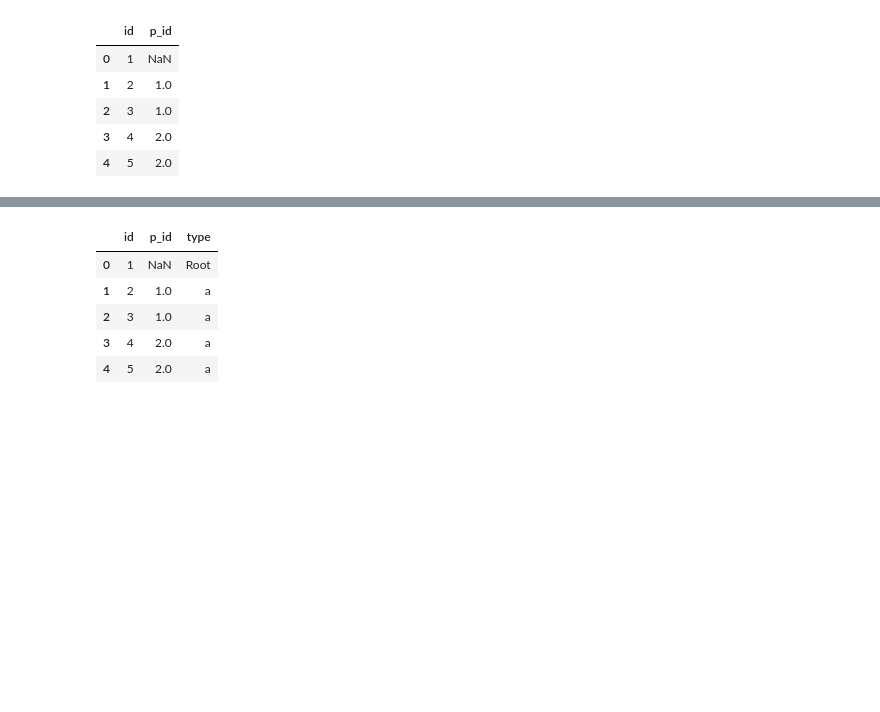
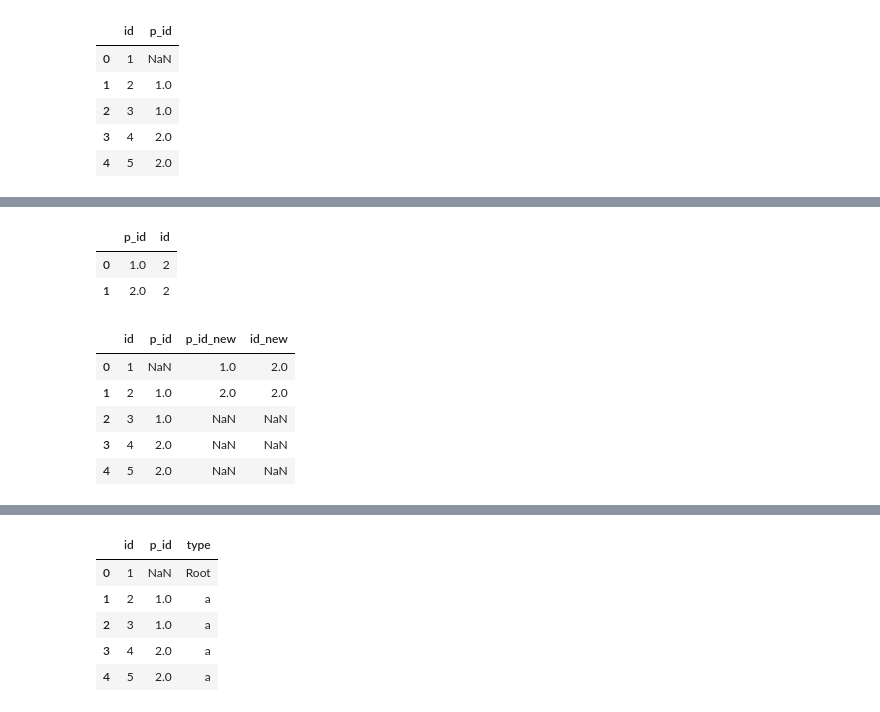
Before and after one commit to jjoseph-anderson/Data_Structures_and_Algorithms, a Jupyter notebook: Rough_Work.ipynb, the cells around one changed output, grey strips where cells are left out. Drawn from its saved outputs; the diff is of its cells as text; code cells hidden in the pictures; blank space fills up the shorter version.

```diff
--- a/Rough_Work.ipynb
+++ b/Rough_Work.ipynb
@@ -21,0 +52,18 @@ have_branch
+# %%
+mask = (have_branch.id > 1)
+new = have_branch[mask]
+new
+# %% [output]
+|  | p_id | id |
+| 0 | 1.0 | 2 |
+| 1 | 2.0 | 2 |
+# %%
+new = tree.merge(new, left_on = "id", right_on = "p_id", how = "left", suffixes = ("", "_new"))
+new
+# %% [output]
+|  | id | p_id | p_id_new | id_new |
+| 0 | 1 | NaN | 1.0 | 2.0 |
+| 1 | 2 | 1.0 | 2.0 | 2.0 |
+| 2 | 3 | 1.0 | NaN | NaN |
+| 3 | 4 | 2.0 | NaN | NaN |
+| 4 | 5 | 2.0 | NaN | NaN |
```
Also changed, not shown: parts of 7 cells of this notebook.
